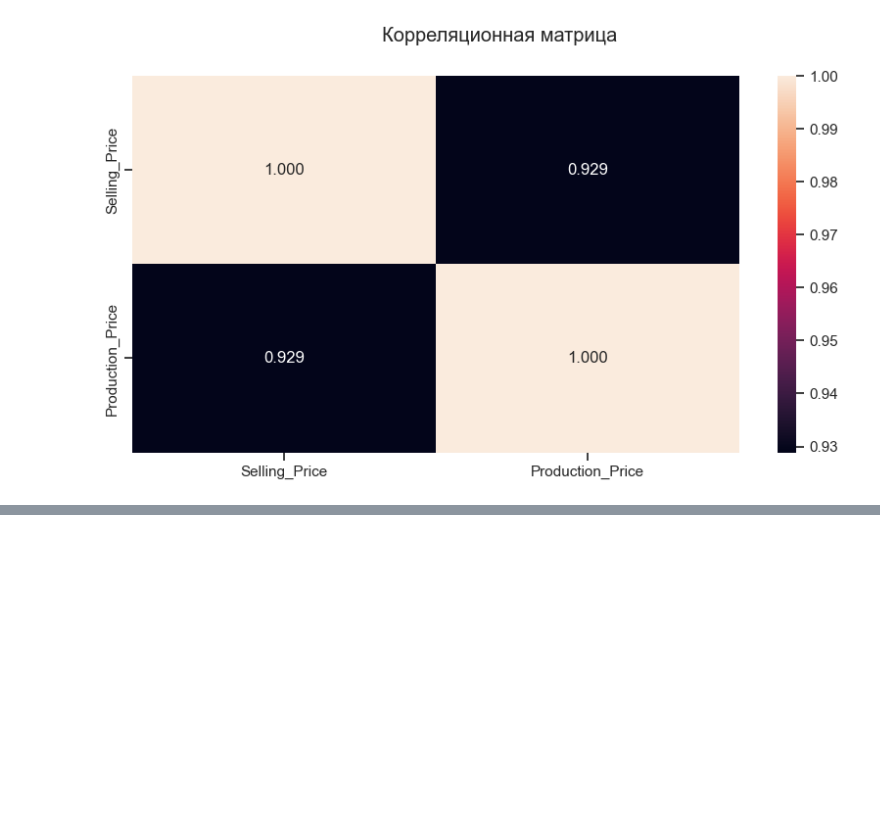
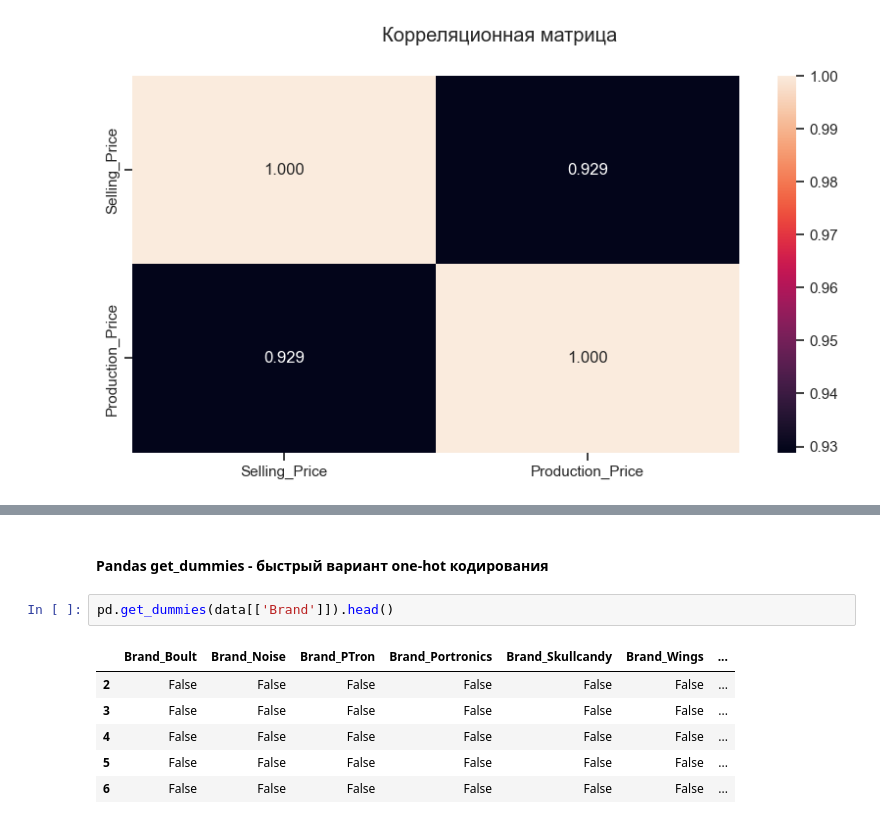
Before and after one commit to DriverOnLips/ml_bmstu_2024, a Jupyter notebook: processing.ipynb, the cells around one changed output, grey strips where cells are left out. Saved outputs shown, nothing was run; the diff lists cells and outputs as text; blank space fills up the shorter version.

```diff
--- a/processing.ipynb
+++ b/processing.ipynb
@@ -250,0 +321,11 @@ sns.heatmap(data.corr(numeric_only=True), ax=ax, annot=True, fmt='.3f')
+# %% [markdown]
+#### Pandas get_dummies - быстрый вариант one-hot кодирования
+# %%
+pd.get_dummies(data[['Brand']]).head()
+# %% [output]
+|  | Brand_Boult | Brand_Noise | Brand_PTron | Brand_Portronics | Brand_Skullcandy | Brand_Wings | ... |
+| 2 | False | False | False | False | False | False | ... |
+| 3 | False | False | False | False | False | False | ... |
+| 4 | False | False | False | False | False | False | ... |
+| 5 | False | False | False | False | False | False | ... |
+| 6 | False | False | False | False | False | False | ... |
```
Also changed, not shown: parts of 29 cells of this notebook.
